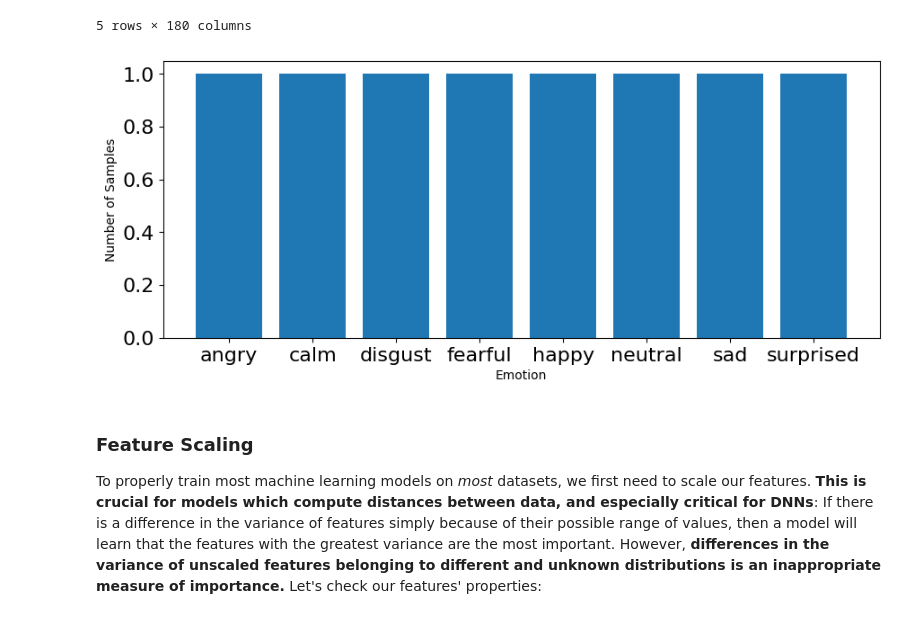
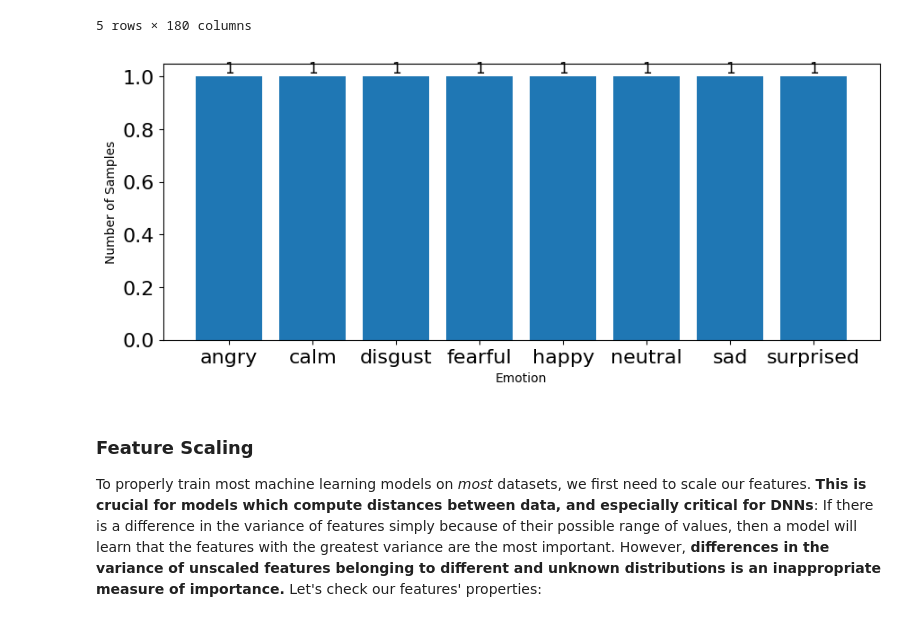
Before and after one commit to Ninavo15/Week3-ClassicML, a Jupyter notebook: Week_3_MachineLearning.ipynb, the cells around one changed output. Cells and saved outputs as stored; diff of their text form; code cells hidden in the pictures.

```diff
--- a/Week_3_MachineLearning.ipynb
+++ b/Week_3_MachineLearning.ipynb
@@ -307,7 +307,12 @@ plt.figure(figsize=(35,4))
 plt.subplot(1,3,1)
 #np.unique returns ordered list of unique elements and count of each element
 emotion_list, count = np.unique(emotions, return_counts=True)
-plt.bar(x=range(8), height=count)
+bars = plt.bar(x=range(8), height=count)
+# Add the count values on top of each bar
+for bar in bars:
+    height = bar.get_height()
+    plt.text(bar.get_x() + bar.get_width()/2.0, height, f'{int(height)}', ha='center', va='bottom', fontsize=12)
+
 plt.xticks(ticks=range(8), labels = [emotion for emotion in emotion_list],fontsize=10)
 plt.xlabel('Emotion')
 plt.tick_params(labelsize=16)
@@ -333,17 +338,22 @@ featuresMine.head()
 # %%
 # plot emotions
 plt.figure(figsize=(35,4))
 plt.subplot(1,3,1)
 #np.unique returns ordered list of unique elements and count of each element
 emotionMine_list, count = np.unique(emotionMine, return_counts=True)
-plt.bar(x=range(8), height=count)
+bars = plt.bar(x=range(8), height=count)
+# Add the count values on top of each bar
+for bar in bars:
+    height = bar.get_height()
+    plt.text(bar.get_x() + bar.get_width()/2.0, height, f'{int(height)}', ha='center', va='bottom', fontsize=12)
+
 plt.xticks(ticks=range(8), labels = [emotionMine for emotionMine in emotionMine_list],fontsize=10)
 plt.xlabel('Emotion')
 plt.tick_params(labelsize=16)
 plt.ylabel('Number of Samples')
 plt.show()
 # %% [output]
-[figure, old version]
+[figure, new version]
 # %% [markdown]
 ### Feature Scaling
 To properly train most machine learning models on _most_ datasets, we first need to scale our features. **This is crucial for models which compute distances between data, and especially critical for DNNs**: If there is a difference in the variance of features simply because of their possible range of values, then a model will learn that the features with the greatest variance are the most important. However, **differences in the variance of unscaled features belonging to different and unknown distributions is an inappropriate measure of importance.** Let's check our features' properties:
```
Also changed, not shown: parts of 2 cells of this notebook.
